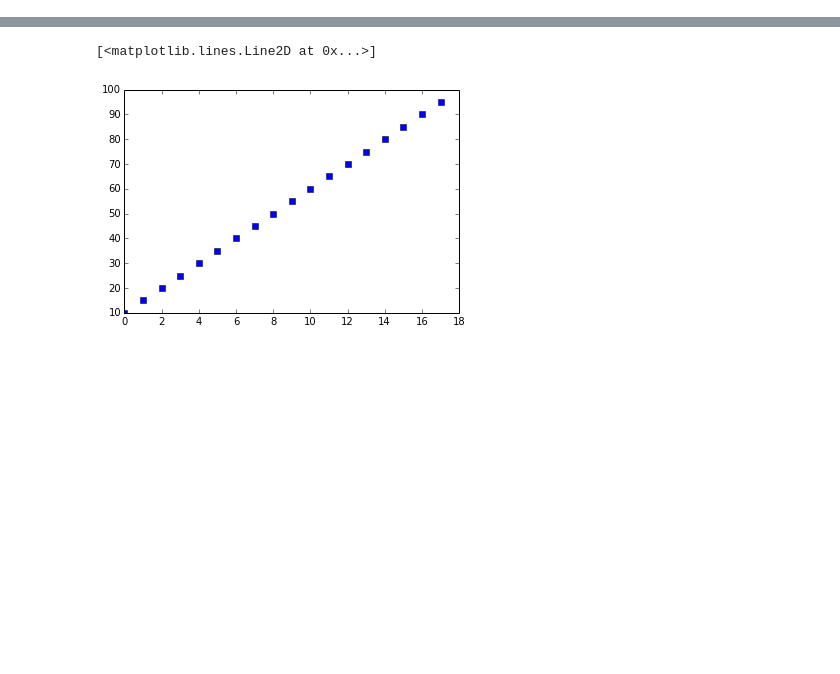
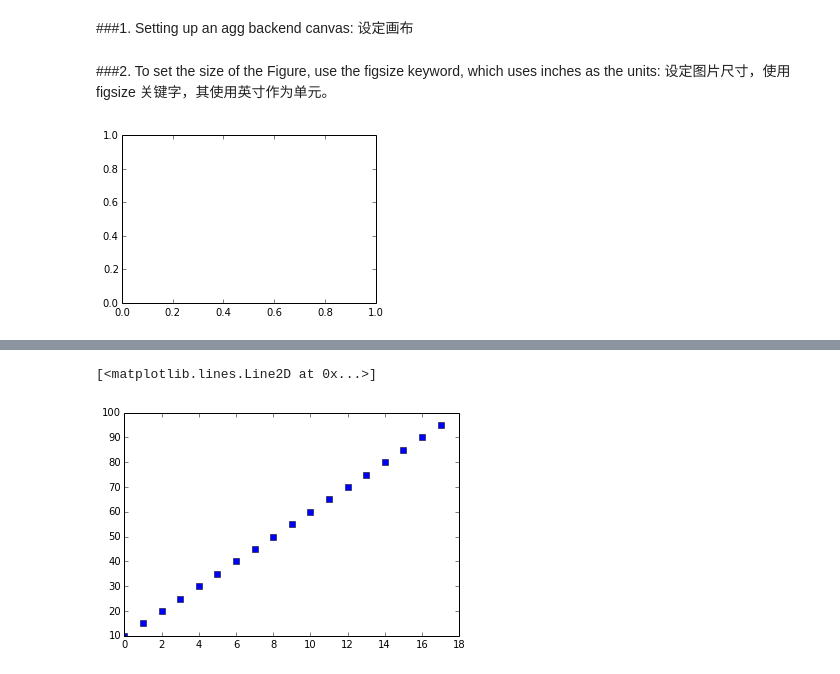
Before and after one commit to Databingo/Databingo, a Jupyter notebook: MatplotlibPractice.ipynb, the cells around one changed output, grey strips where cells are left out. Cells and saved outputs as stored; diff of their text form; code cells hidden in the pictures; blank space fills up the shorter version.

```diff
--- a/MatplotlibPractice.ipynb
+++ b/MatplotlibPractice.ipynb
@@ -0,0 +57,3 @@
+# %% [markdown]
+###1. Setting up an agg backend canvas:
+设定画布
@@ -0,0 +66,13 @@
+# %% [markdown]
+###2. To set the size of the Figure, use the figsize keyword, which uses inches as the units:
+设定图片尺寸，使用 figsize 关键字，其使用英寸作为单元。
+# %%
+# this results in a 1000x300 pixel png - if output at 100 dpi, using
+# canvas.print_figure(.., dpi=100)
+fig = Figure(figsize=(10, 3))
+ax1 = fig.add_subplot(121) # The 121 specifies 1 row, 2 column on subplot #1
+canvas = FigureCanvas(fig)
+
+fig
+# %% [output]
+[figure, added]
```
Also changed, not shown: parts of 36 cells of this notebook.
